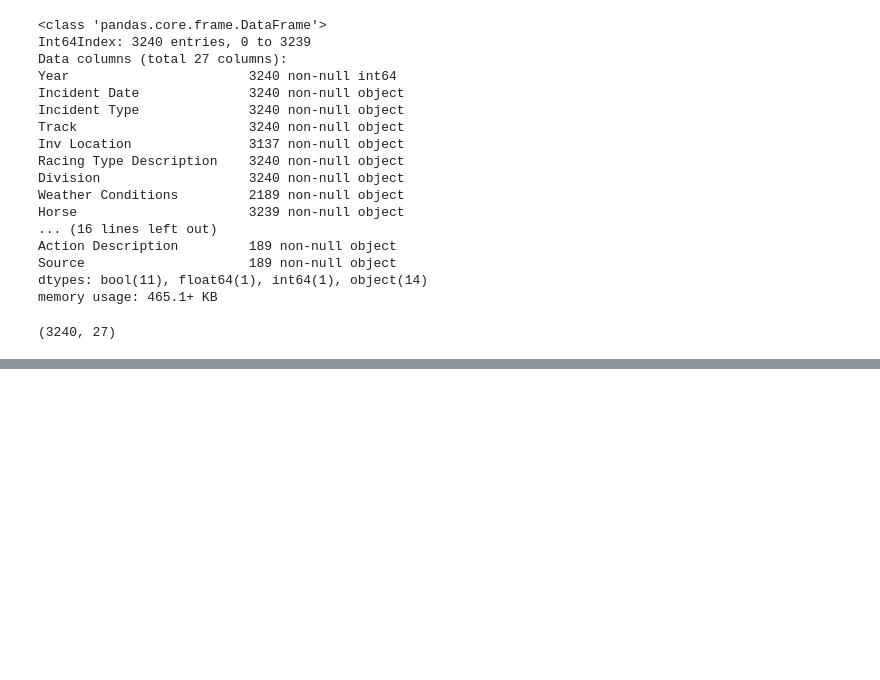
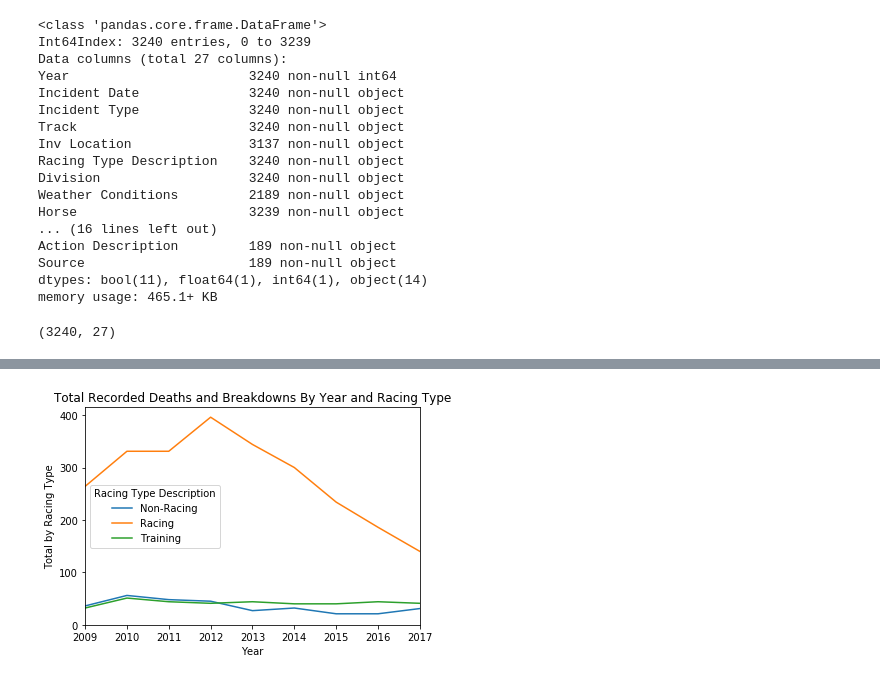
Before and after one commit to isabelvanzijl/Capstone-Project-1, a Jupyter notebook: Data_Storytelling.ipynb, the cells around one changed output, grey strips where cells are left out. Saved outputs shown, nothing was run; the diff lists cells and outputs as text; code cells hidden in the pictures; blank space fills up the shorter version.

Commit message:
updated data storytelling

```diff
--- a/Data_Storytelling.ipynb
+++ b/Data_Storytelling.ipynb
@@ -78,0 +95,16 @@ Name: Year, dtype: int64
+# %%
+# create pivot table of how many of each racing type occurred each year
+racingtype_pivot = df.pivot_table(values='Incident Date', index='Year', columns='Racing Type Description', aggfunc='count')
+
+# drop the 'Unknown' column since it contains little data
+del racingtype_pivot['Unknown']
+
+# plot the above pivot table
+racingtype_pivot.plot(kind='line')
+plt.xlabel('Year')
+plt.ylabel('Total by Racing Type')
+plt.title('Total Recorded Deaths and Breakdowns By Year and Racing Type')
+plt.yticks([0,100,200,300,400])
+plt.show()
+# %% [output]
+[figure, added]
```
Also changed, not shown: parts of 24 cells of this notebook.
